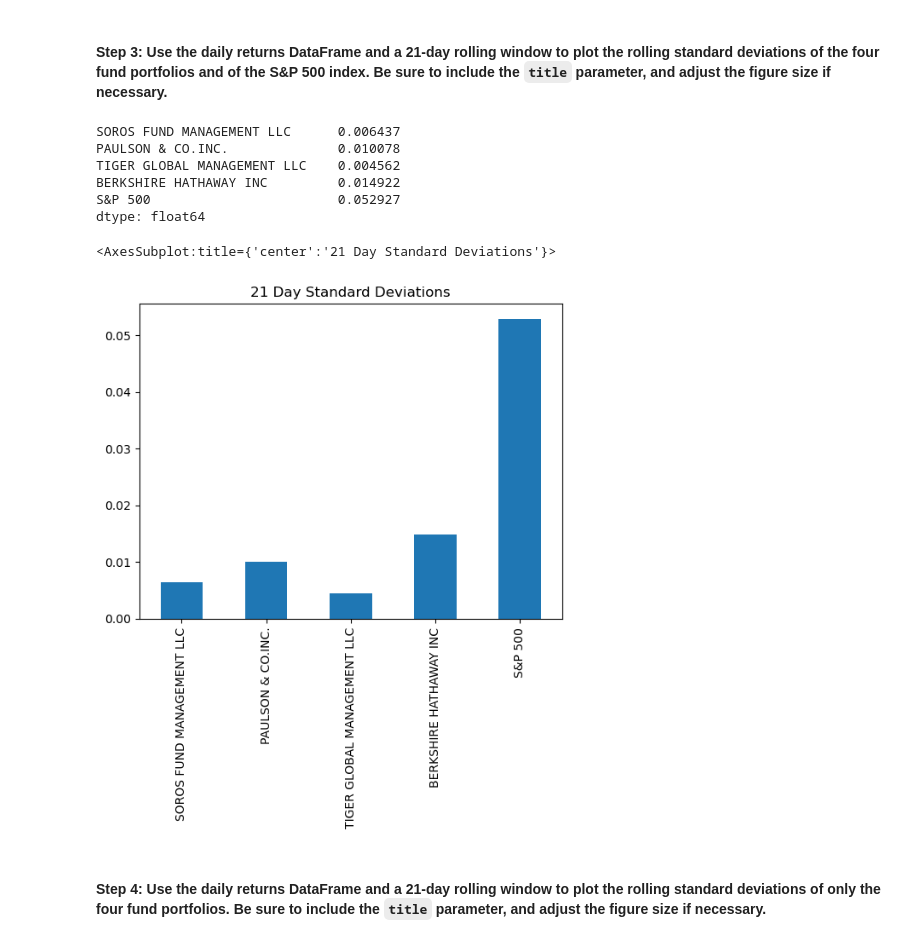
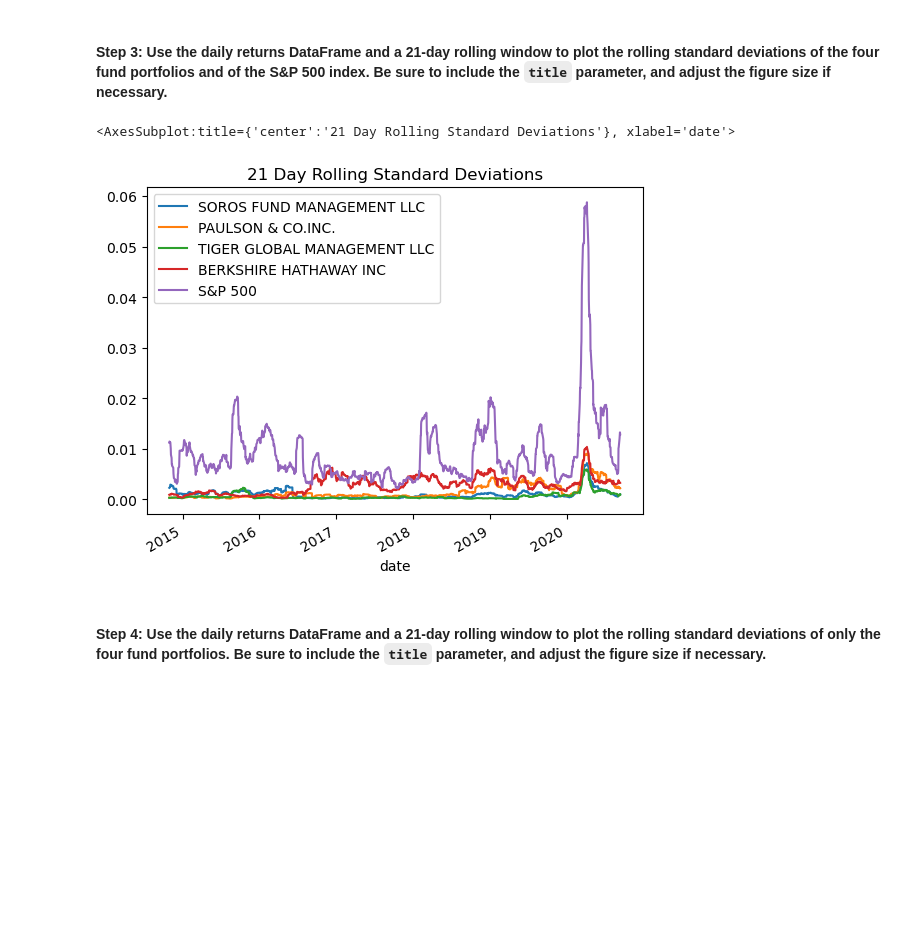
Before and after one commit to MLeGare29/RISK_RETURN_ANALYSIS, a Jupyter notebook: risk_return_analysis.ipynb, the cells around one changed output. Drawn from its saved outputs; the diff is of its cells as text; code cells hidden in the pictures; blank space fills up the shorter version.

Commit message:
Final Checkpoint for the risk_return code

```diff
--- a/risk_return_analysis.ipynb
+++ b/risk_return_analysis.ipynb
@@ -292,21 +278,13 @@ dtype: float64
 # %%
 # Using the daily returns DataFrame and a 21-day rolling window,
 # plot the rolling standard deviation of the 4 portfolios and the S&P 500
 # Include a title parameter and adjust the figure size
-standard_deviations_21_day = daily_returns_df.std() * np.sqrt(trading_days_2)
+standard_deviations_21_day = daily_returns_df.rolling(window=21).std()
 
-display(standard_deviations_21_day)
-
-standard_deviations_21_day.plot.bar(title='21 Day Standard Deviations')
+standard_deviations_21_day.plot(title='21 Day Rolling Standard Deviations')
 # %% [output]
-SOROS FUND MANAGEMENT LLC      0.006437
-PAULSON & CO.INC.              0.010078
-TIGER GLOBAL MANAGEMENT LLC    0.004562
-BERKSHIRE HATHAWAY INC         0.014922
-S&P 500                        0.052927
-dtype: float64
+<AxesSubplot:title={'center':'21 Day Rolling Standard Deviations'}, xlabel='date'>
-<AxesSubplot:title={'center':'21 Day Standard Deviations'}>
-[figure, old version]
+[figure, new version]
 # %% [markdown]
 #### Step 4: Use the daily returns DataFrame and a 21-day rolling window to plot the rolling standard deviations of only the four fund portfolios. Be sure to include the `title` parameter, and adjust the figure size if necessary.
 # %%
```
Also changed, not shown: parts of 17 cells of this notebook.
